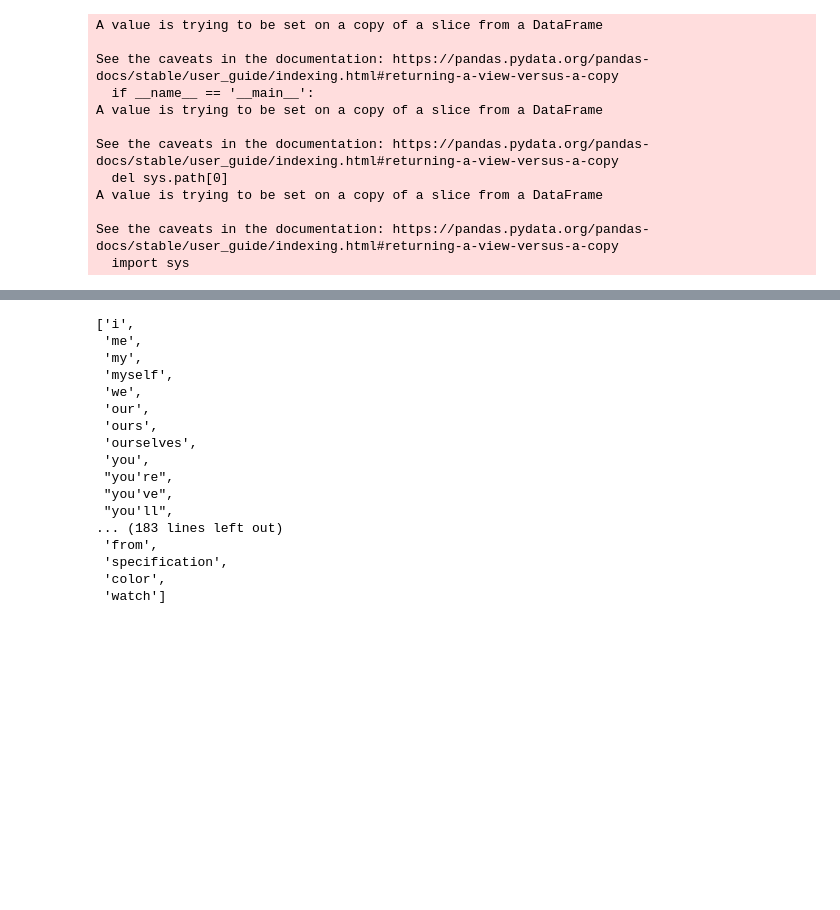
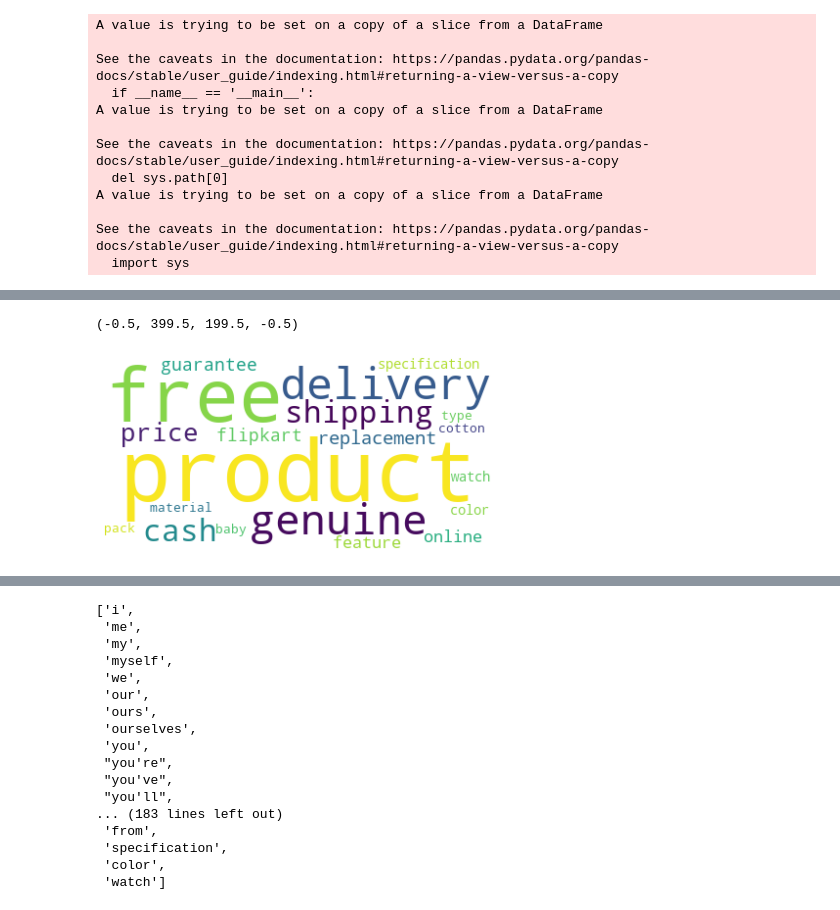
Before and after one commit to JeongJeong-code/P6_market_place, a Jupyter notebook: text_image_classification.ipynb, the cells around one changed output, grey strips where cells are left out. Cells and saved outputs as stored; diff of their text form; code cells hidden in the pictures; blank space fills up the shorter version.

```diff
--- a/text_image_classification.ipynb
+++ b/text_image_classification.ipynb
@@ -132,3 +129,5 @@ all_words = [word for tokens in tokenize_desc for word in tokens]
 from collections import Counter
 count_all_words = Counter(all_words)
 most_common_words= [word for word, word_count in count_all_words.most_common(20)]
+# %%
+words = ', '.join(all_words)
@@ -135,2 +153,11 @@ most_common_words= [word for word, word_count in count_all_words.most_common(20)
+# %%
+from wordcloud import WordCloud, STOPWORDS, ImageColorGenerator
+wc = WordCloud(background_color="white", mode="RGBA", max_words=20,collocations = False).generate(words)
+plt.figure(figsize=[7,7])
+plt.imshow(wc, interpolation="bilinear")
+plt.axis("off")
+# %% [output]
+(-0.5, 399.5, 199.5, -0.5)
+[figure, added]
 # %%
 stopword_list  = nltk.corpus.stopwords.words('english') + most_common_words
```
Also changed, not shown: parts of 12 cells of this notebook.
